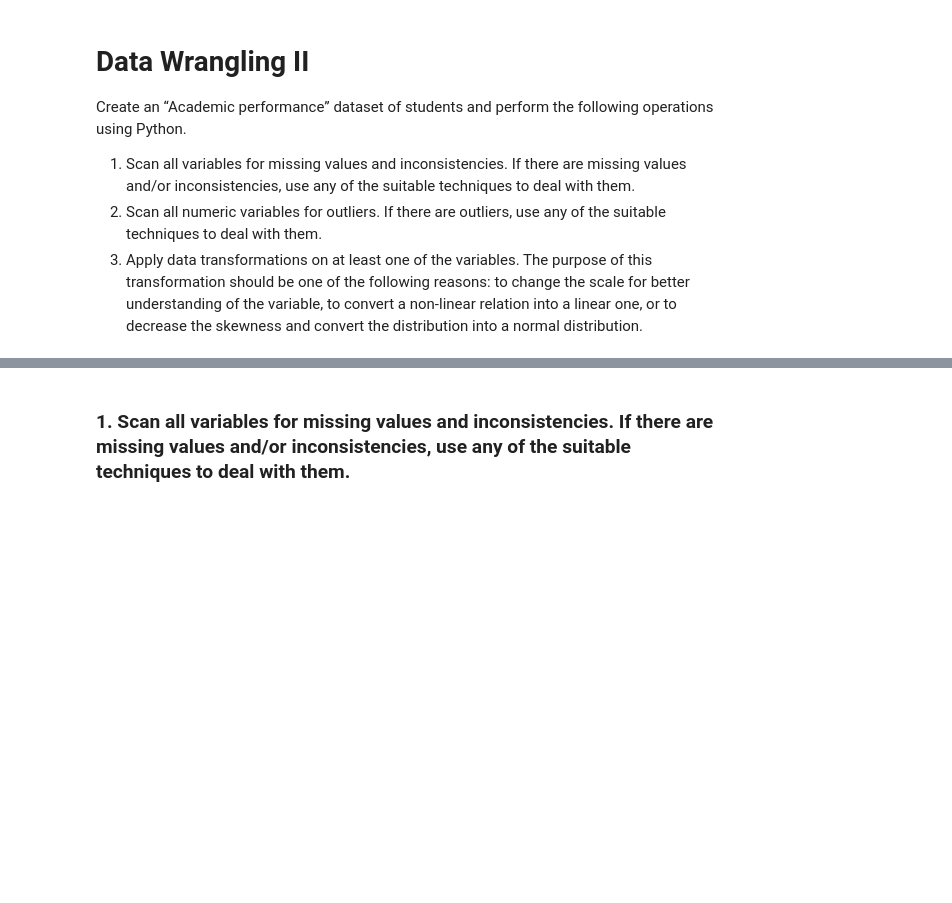
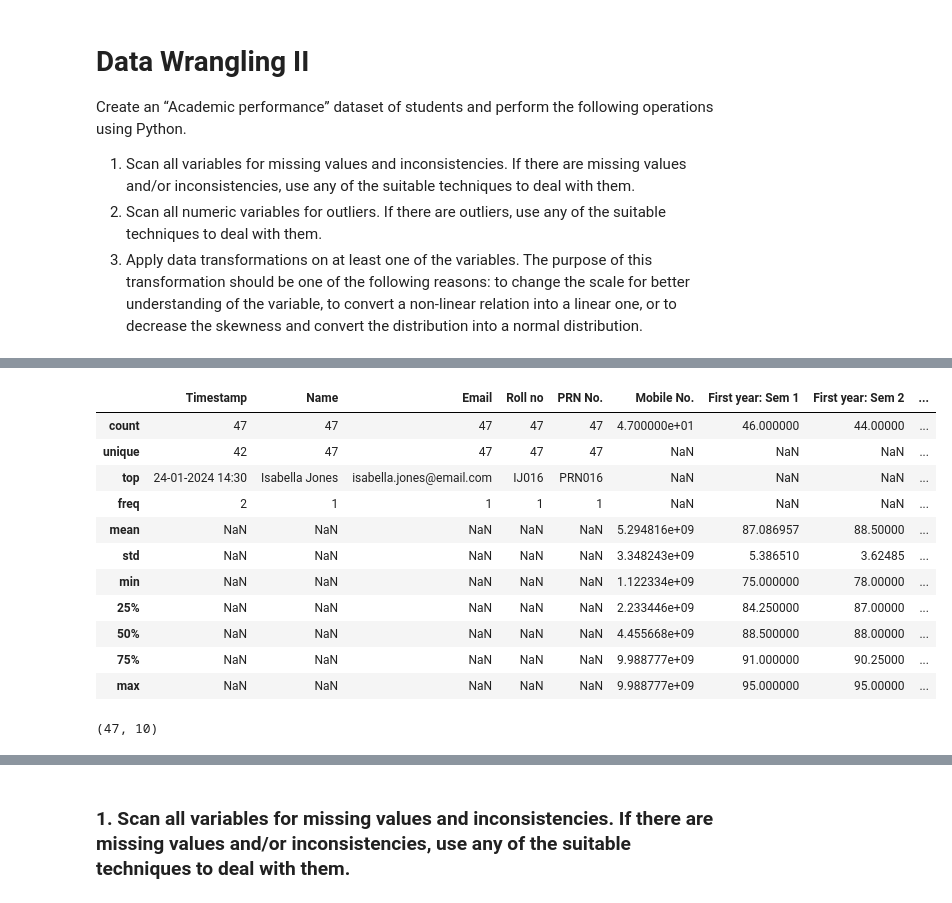
Before and after one commit to MrNoBody86/Data-Science-and-Big-Data-Analytics-Laboratory, a Jupyter notebook: A2.ipynb, the cells around one changed output, grey strips where cells are left out. Saved outputs shown, nothing was run; the diff lists cells and outputs as text; code cells hidden in the pictures; blank space fills up the shorter version.

```diff
--- a/A2.ipynb
+++ b/A2.ipynb
@@ -60,0 +68,19 @@ memory usage: 4.5+ KB
+# %%
+Student_data.describe(include="all")
+# %% [output]
+|  | Timestamp | Name | Email | Roll no | PRN No. | Mobile No. | First year: Sem 1 | First year: Sem 2 | ... |
+| count | 47 | 47 | 47 | 47 | 47 | 4.700000e+01 | 46.000000 | 44.00000 | ... |
+| unique | 42 | 47 | 47 | 47 | 47 | NaN | NaN | NaN | ... |
+| top | 24-01-2024 14:30 | Isabella Jones | isabella.jones@email.com | IJ016 | PRN016 | NaN | NaN | NaN | ... |
+| freq | 2 | 1 | 1 | 1 | 1 | NaN | NaN | NaN | ... |
+| mean | NaN | NaN | NaN | NaN | NaN | 5.294816e+09 | 87.086957 | 88.50000 | ... |
+| std | NaN | NaN | NaN | NaN | NaN | 3.348243e+09 | 5.386510 | 3.62485 | ... |
+| min | NaN | NaN | NaN | NaN | NaN | 1.122334e+09 | 75.000000 | 78.00000 | ... |
+| 25% | NaN | NaN | NaN | NaN | NaN | 2.233446e+09 | 84.250000 | 87.00000 | ... |
+| 50% | NaN | NaN | NaN | NaN | NaN | 4.455668e+09 | 88.500000 | 88.00000 | ... |
+| 75% | NaN | NaN | NaN | NaN | NaN | 9.988777e+09 | 91.000000 | 90.25000 | ... |
+| max | NaN | NaN | NaN | NaN | NaN | 9.988777e+09 | 95.000000 | 95.00000 | ... |
+# %%
+Student_data.shape
+# %% [output]
+(47, 10)
```
Also changed, not shown: parts of 16 cells of this notebook.
